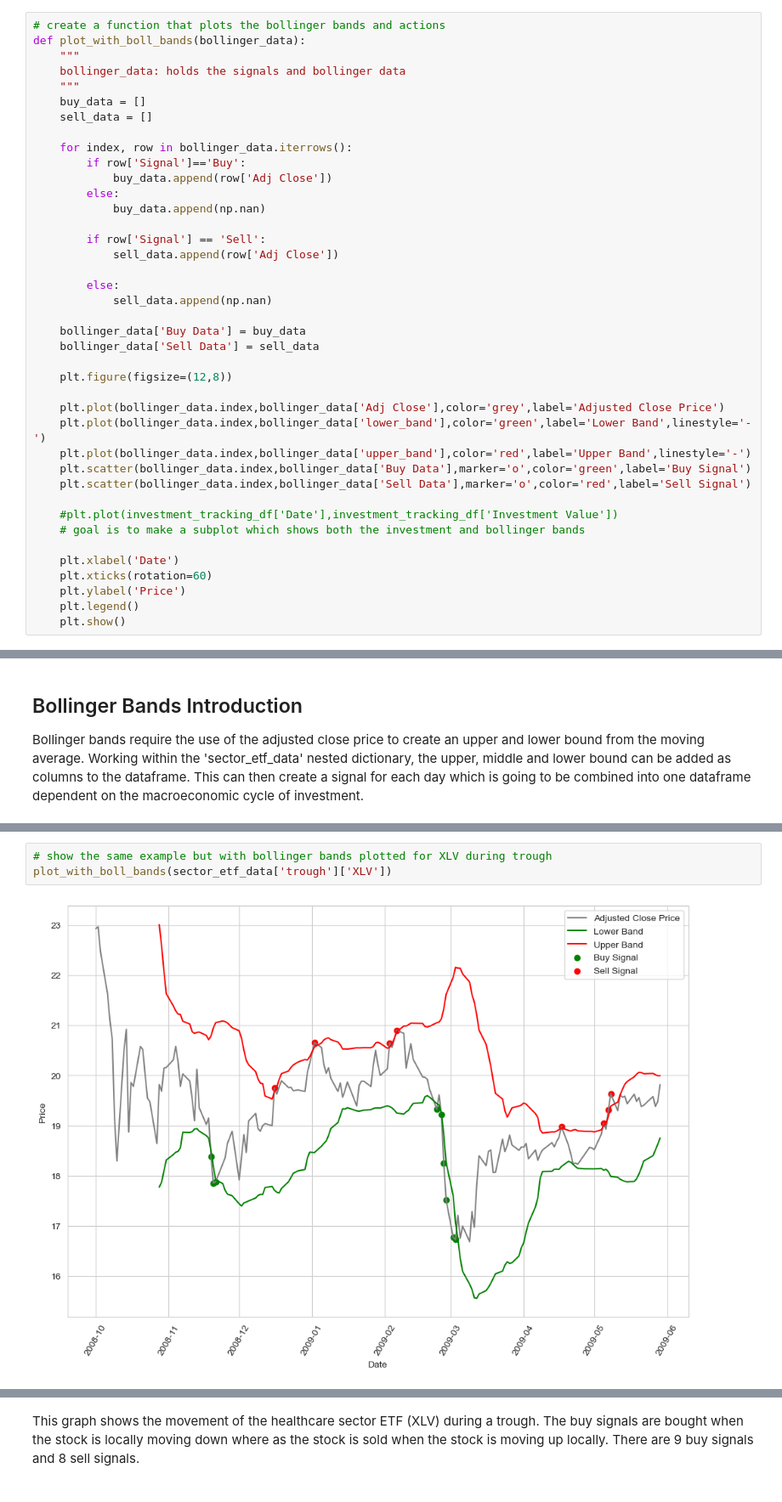
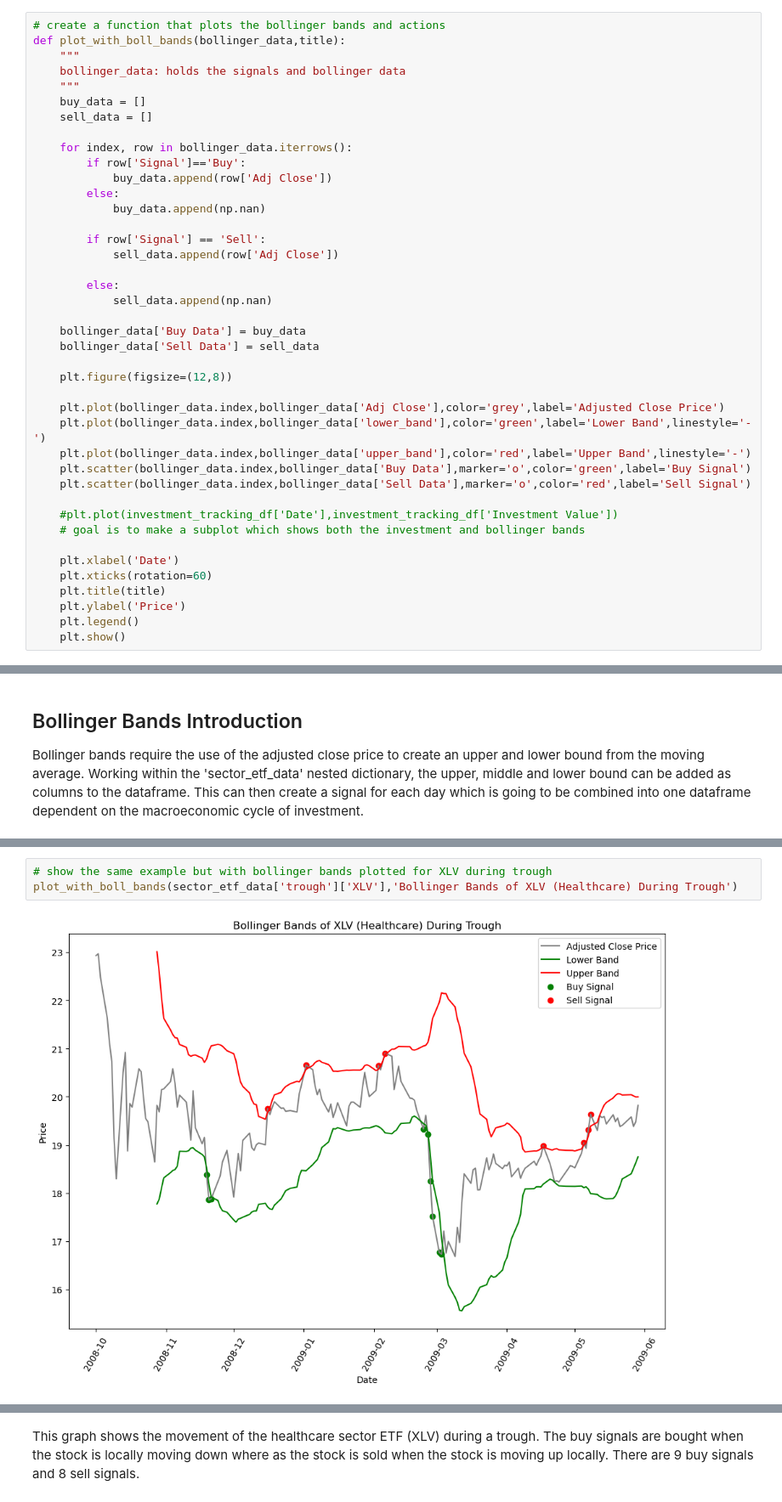
Before and after one commit to bennicholson2/Enhancing-Technical-Analysis-with-Data-Science, a Jupyter notebook: Technical Analysis/bollinger_bands.ipynb, the cells around one changed output, grey strips where cells are left out. Shown at 85% size. Saved outputs shown, nothing was run; the diff lists cells and outputs as text.

```diff
--- a/Technical Analysis/bollinger_bands.ipynb
+++ b/Technical Analysis/bollinger_bands.ipynb
@@ -105,6 +106,6 @@ def bollinger_data_multiple_periods_tickers(periods,tickers,data,window,confiden
 # %%
 # create a function that plots the bollinger bands and actions
-def plot_with_boll_bands(bollinger_data):
+def plot_with_boll_bands(bollinger_data,title):
     """
     bollinger_data: holds the signals and bollinger data
     """
@@ -139,6 +140,7 @@ def plot_with_boll_bands(bollinger_data):
 
     plt.xlabel('Date')
     plt.xticks(rotation=60)
+    plt.title(title)
     plt.ylabel('Price')
     plt.legend()
     plt.show()
@@ -534,6 +613,6 @@ sector_etf_data['trough']['XLV']
 166 rows × 10 columns
 # %%
 # show the same example but with bollinger bands plotted for XLV during trough
-plot_with_boll_bands(sector_etf_data['trough']['XLV'])
+plot_with_boll_bands(sector_etf_data['trough']['XLV'],'Bollinger Bands of XLV (Healthcare) During Trough')
 # %% [output]
-[figure, old version]
+[figure, new version]
```
Also changed, not shown: parts of 44 cells of this notebook, 14 other files.
